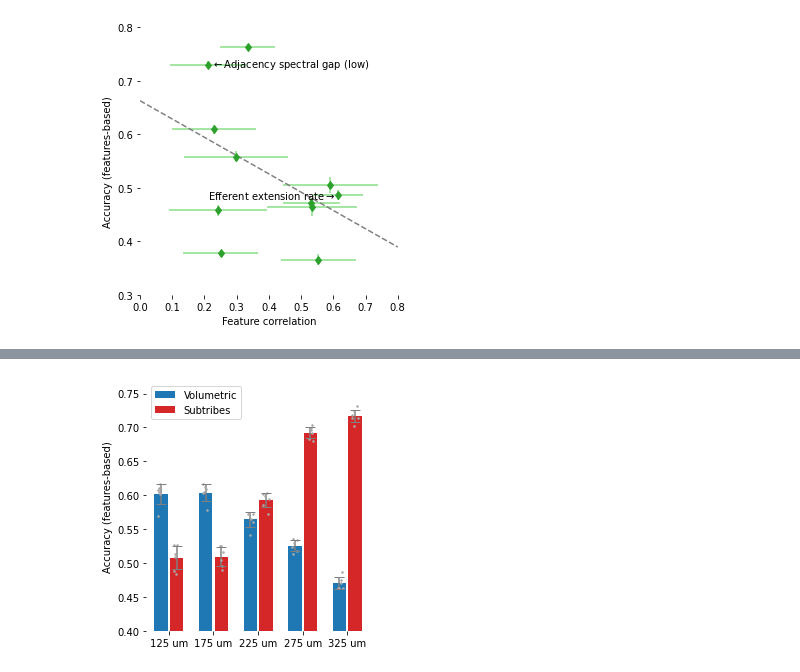
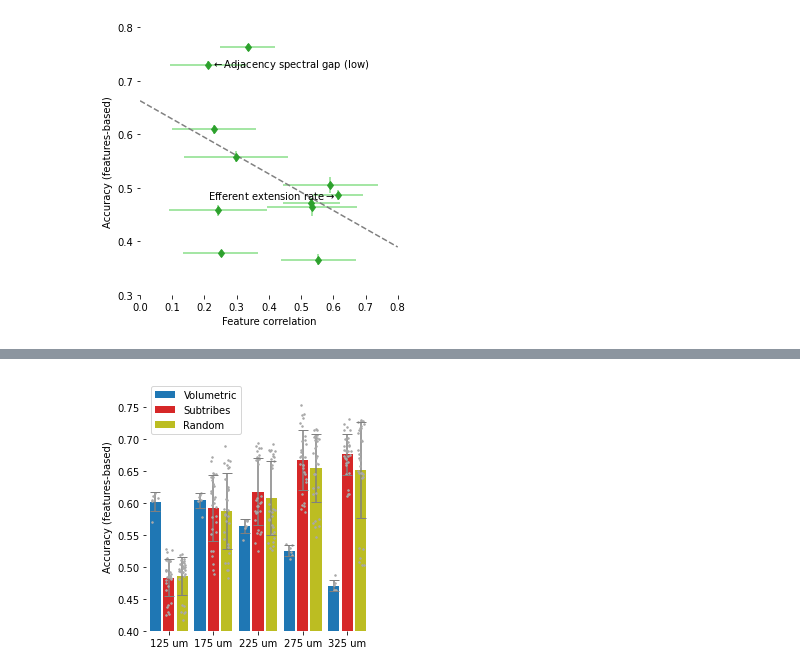
Before and after one commit to BlueBrain/topological_sampling, a Jupyter notebook: notebooks/Figure 7.ipynb, the cells around one changed output, grey strips where cells are left out. Drawn from its saved outputs; the diff is of its cells as text; code cells hidden in the pictures.

Commit message:
Added random control for subtribes to Fig. 7

```diff
--- a/notebooks/Figure 7.ipynb
+++ b/notebooks/Figure 7.ipynb
@@ -14,6 +14,11 @@ from plot_helpers import adjust_color_brightness
 import json
 import h5py
 import numpy
+
+"""
+Set random seed, so that all figures are exactly reproducible
+"""
+numpy.random.seed(1234)
 
 """
 Paths to relevant data.
@@ -50,11 +55,13 @@ panel_f_show_errbars = True
 
 # Panel-G
 panel_g_show_errbars = True
+panel_g_show_random = False
 
 # Colors
 col_param = 'tab:green' # Color for parameter sampling
 col_vol = 'tab:blue' # Color for volumetric sampling
 col_subtr = 'tab:red' # Color for subtribes in volumetric samples
+col_rnd = 'tab:olive' # Color for subtribes in volumetric samples
 
 """
 To save plots in standardized locations, i.e. under ./figures
@@ -261,37 +268,52 @@ F.save(fig, "Panel-E2")
 # %%
 """
-Panel F: Overview of accuracies when using the largest 25 subtribes in volumetric samples
+Panel F: Overview of accuracies when using the largest 25 subtribes in volumetric samples (5 sets of subtribes pooled)
 """
+specs_subtr = specs_vol
+specs_subtr_suffix = [f'@{i}' for i in range(5)] # Select first 5 sets of subtribes (..@0-4) consistent with specs_vol
+
 fig = plt.figure(figsize=(4, 4))
 ax = fig.gca()
 for x, spec in enumerate(specs_vol):
     data_acc = ftr_acc.get2(sampling='Radius', specifier=spec)
-    ax.bar(x - 0.175, numpy.mean(data_acc), color=col_vol, width=0.3, label='Volumetric' if x==0 else '')
+    ax.bar(x - 0.3, numpy.mean(data_acc), color=col_vol, width=0.25, label='Volumetric' if x==0 else '')
     if panel_f_show_points:
-        ax.plot(x - 0.175 + 0.15 * (numpy.random.rand(len(data_acc)) - 0.5), data_acc, marker='.', markersize=3, ls='None', color='darkgrey')
+        ax.plot(x - 0.3 + 0.15 * (numpy.random.rand(len(data_acc)) - 0.5), data_acc, marker='.', markersize=3, ls='None', color='darkgrey')
     if panel_f_show_errbars:
-        ax.errorbar(x - 0.175, numpy.mean(data_acc), yerr=numpy.std(data_acc), color='grey', capsize=5)
+        ax.errorbar(x - 0.3, numpy.mean(data_acc), yerr=numpy.std(data_acc), color='grey', capsize=5)
 
 for x, spec in enumerate(specs_subtr):
-    data_acc = ftr_acc.get2(sampling='subtribes', specifier=spec)
-    ax.bar(x + 0.175, numpy.mean(data_acc), color=col_subtr, width=0.3, label='Subtribes' if x==0 else '')
+    data_acc = numpy.array([])
+    for sfx in specs_subtr_suffix:
+        data_acc = numpy.hstack((data_acc, ftr_acc.get2(sampling='subtribes', specifier=spec + sfx))) # Pooling instances
+    ax.bar(x + 0.0, numpy.mean(data_acc), color=col_subtr, width=0.25, label='Subtribes' if x==0 else '')
     if panel_f_show_points:
-        ax.plot(x + 0.175 + 0.15 * (numpy.random.rand(len(data_acc)) - 0.5), data_acc, marker='.', markersize=3, ls='None', color='darkgrey')
+        ax.plot(x + 0.0 + 0.15 * (numpy.random.rand(len(data_acc)) - 0.5), data_acc, marker='.', markersize=3, ls='None', color='darkgrey')
     if panel_f_show_errbars:
-        ax.errorbar(x + 0.175, numpy.mean(data_acc), yerr=numpy.std(data_acc), color='grey', capsize=5)
+        ax.errorbar(x + 0.0, numpy.mean(data_acc), yerr=numpy.std(data_acc), color='grey', capsize=5)
+
+for x, spec in enumerate(specs_subtr):
+    data_acc = numpy.array([])
+    for sfx in specs_subtr_suffix:
+        data_acc = numpy.hstack((data_acc, ftr_acc.get2(sampling='subtribes_random', specifier=spec + sfx))) # Pooling instances
+    ax.bar(x + 0.3, numpy.mean(data_acc), color=col_rnd, width=0.25, label='Random' if x==0 else '')
+    if panel_f_show_points:
+        ax.plot(x + 0.3 + 0.15 * (numpy.random.rand(len(data_acc)) - 0.5), data_acc, marker='.', markersize=3, ls='None', color='darkgrey')
+    if panel_f_show_errbars:
+        ax.errorbar(x + 0.3, numpy.mean(data_acc), yerr=numpy.std(data_acc), color='grey', capsize=5)
 
 # ax.autoscale(tight=True)
 ax.set_xticks(range(len(specs_vol)))
 ax.set_xticklabels(specs_vol)
 ax.set_ylabel('Accuracy (features-based)')
 ax.set_xlim((-0.5, len(specs_vol) - 0.5))
 ax.set_ylim((0.4, max(ax.get_ylim())))
 plt.legend(loc='upper left')
 plt.box(False)
 plt.tight_layout()
 F.save(fig, "Panel-F")
 # %% [output]
-[figure, old version]
+[figure, new version]
 # %%
 """
 Panel G: Feature correlation vs accuracy based on subtribes in volumetric samples
```
Also changed, not shown: parts of 3 cells of this notebook, 1 other file.
